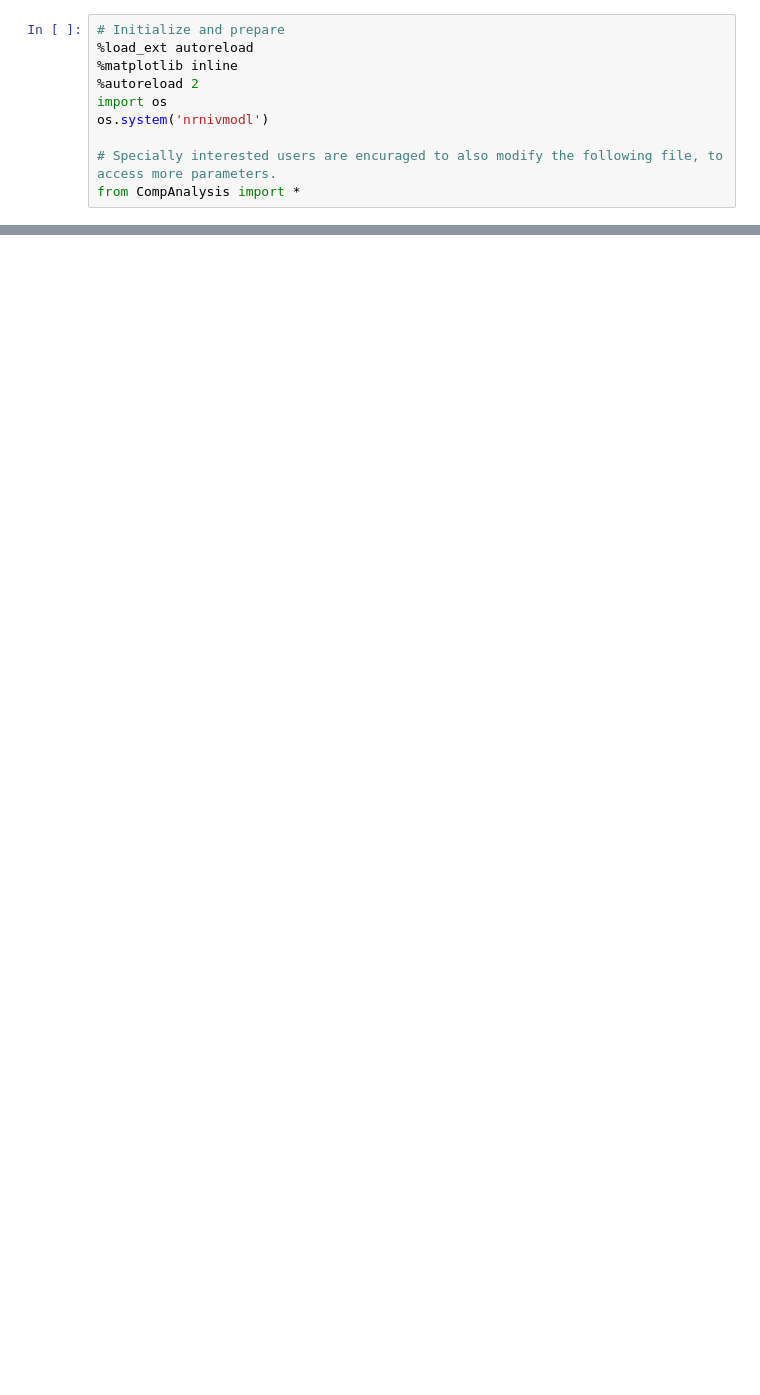
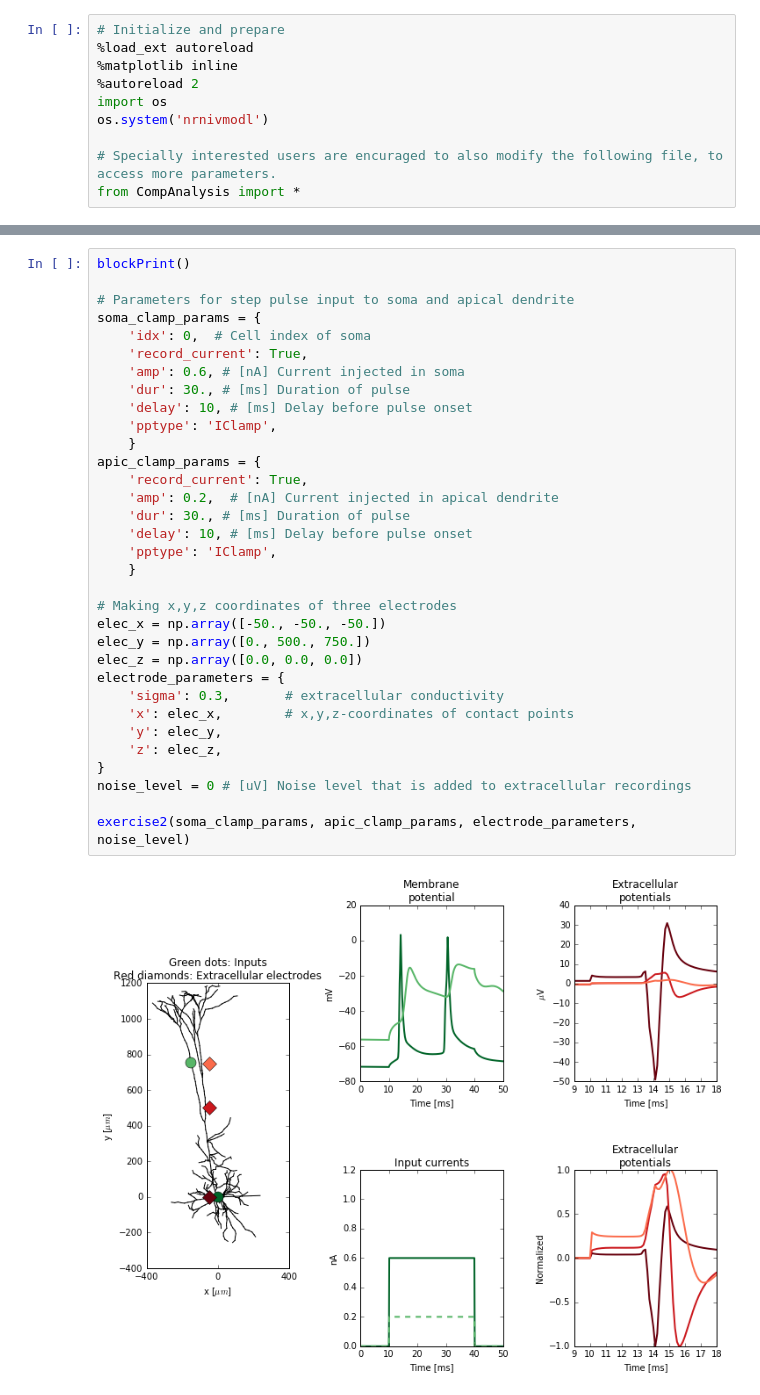
Before and after one commit to torbjone/my_binder_test, a Jupyter notebook: index.ipynb, the cells around one changed output, grey strips where cells are left out. Cells and saved outputs as stored; diff of their text form; blank space fills up the shorter version.

```diff
--- a/index.ipynb
+++ b/index.ipynb
@@ -54,0 +63,35 @@ exercise1(soma_clamp_params, apic_clamp_params)
+# %%
+blockPrint()
+
+# Parameters for step pulse input to soma and apical dendrite
+soma_clamp_params = {
+    'idx': 0,  # Cell index of soma
+    'record_current': True,
+    'amp': 0.6, # [nA] Current injected in soma
+    'dur': 30., # [ms] Duration of pulse
+    'delay': 10, # [ms] Delay before pulse onset
+    'pptype': 'IClamp',
+    }
+apic_clamp_params = {
+    'record_current': True,
+    'amp': 0.2,  # [nA] Current injected in apical dendrite
+    'dur': 30., # [ms] Duration of pulse
+    'delay': 10, # [ms] Delay before pulse onset
+    'pptype': 'IClamp',
+    }
+
+# Making x,y,z coordinates of three electrodes
+elec_x = np.array([-50., -50., -50.])
+elec_y = np.array([0., 500., 750.])
+elec_z = np.array([0.0, 0.0, 0.0])
+electrode_parameters = {
+    'sigma': 0.3,       # extracellular conductivity
+    'x': elec_x,        # x,y,z-coordinates of contact points
+    'y': elec_y,
+    'z': elec_z,
+}
+noise_level = 0 # [uV] Noise level that is added to extracellular recordings
+
+exercise2(soma_clamp_params, apic_clamp_params, electrode_parameters, noise_level)
+# %% [output]
+[figure, added]
```
Also changed, not shown: parts of 11 cells of this notebook, 3 other files.
